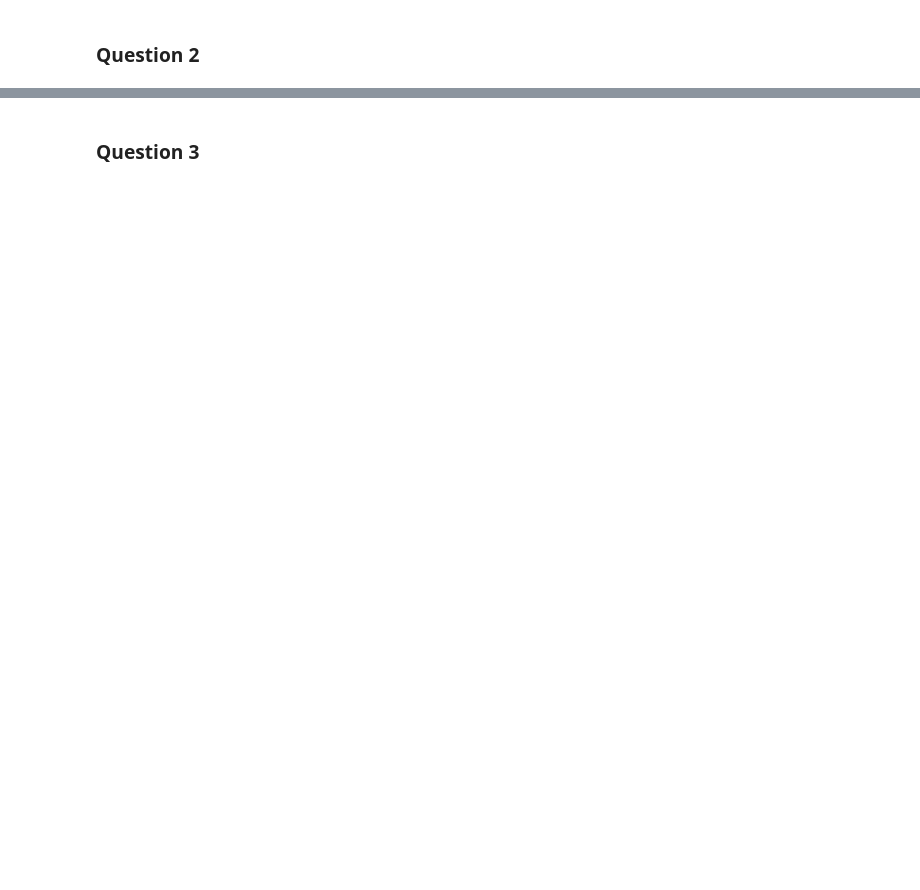
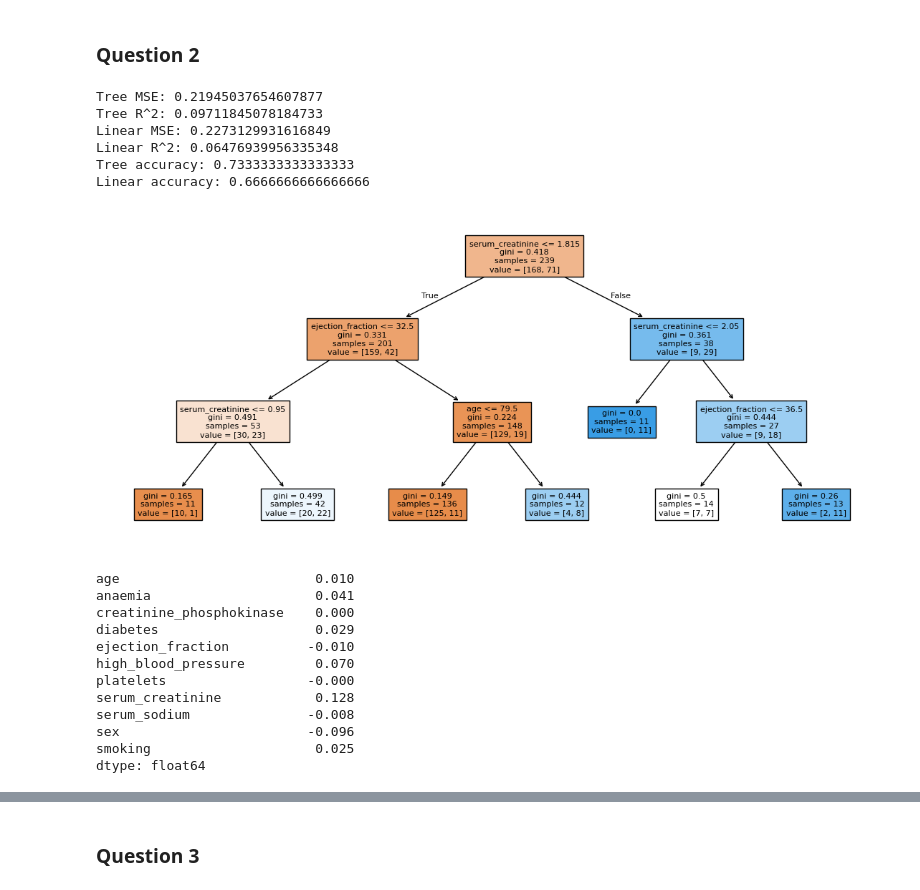
Before and after one commit to mahativedula/L03-tree-stability, a Jupyter notebook: notebook.ipynb, the cells around one changed output, grey strips where cells are left out. Drawn from its saved outputs; the diff is of its cells as text; code cells hidden in the pictures; blank space fills up the shorter version.

```diff
--- a/notebook.ipynb
+++ b/notebook.ipynb
@@ -606,2 +745,71 @@ After the evaluation of AI suggestions, incorporate the accepted revisions into
 # %% [markdown]
 ### Question 2
+# %%
+# Perform a train-test split for a specific seed (save the seed for reproducibility).
+import sklearn as sk
+from sklearn.model_selection import train_test_split
+from sklearn.tree import DecisionTreeClassifier
+from sklearn.linear_model import LinearRegression
+from sklearn.metrics import mean_squared_error, r2_score, accuracy_score
+
+seed1 = 42
+X = df.drop('DEATH_EVENT', axis=1)
+y = df['DEATH_EVENT']
+X_train, X_test, y_train, y_test = train_test_split(X, y, test_size=0.2, random_state=seed1)
+
+# Fit a tree and a linear model on the training data and evaluate their performance on the test data.
+tree = DecisionTreeClassifier(max_depth=3, random_state=seed1)
+tree.fit(X_train, y_train)
+
+linear = LinearRegression()
+linear.fit(X_train, y_train)
+
+
+# Set aside the predictions these models make.
+prediction_tree_seed1 = tree.predict_proba(X_test)[:, 1]
+prediction_linear_seed1 = linear.predict(X_test)
+
+# Evaluation of both models
+mse_tree = mean_squared_error(y_test, prediction_tree_seed1)
+r2_tree = r2_score(y_test, prediction_tree_seed1)
+print("Tree MSE:", mse_tree)
+print("Tree R^2:", r2_tree)
+
+mse_linear = mean_squared_error(y_test, prediction_linear_seed1)
+r2_linear = r2_score(y_test, prediction_linear_seed1)
+print("Linear MSE:", mse_linear)
+print("Linear R^2:", r2_linear)
+
+acc_tree = accuracy_score(y_test, prediction_tree_seed1 > 0.5)
+acc_lin = accuracy_score(y_test, prediction_linear_seed1 > 0.5)
+print("Tree accuracy:", acc_tree)
+print("Linear accuracy:", acc_lin)
+# %% [output]
+Tree MSE: 0.21945037654607877
+Tree R^2: 0.09711845078184733
+Linear MSE: 0.2273129931616849
+Linear R^2: 0.06476939956335348
+Tree accuracy: 0.7333333333333333
+Linear accuracy: 0.6666666666666666
+# %%
+# Visual of decision tree and coefficients of linear model
+from sklearn.tree import plot_tree
+
+plt.figure(figsize=(14, 6))
+plot_tree(tree, feature_names=X.columns, filled=True, fontsize=8)
+plt.show()
+print(pd.Series(linear.coef_, index=X.columns).round(3))
+# %% [output]
+[figure, added]
+age                         0.010
+anaemia                     0.041
+creatinine_phosphokinase    0.000
+diabetes                    0.029
+ejection_fraction          -0.010
+high_blood_pressure         0.070
+platelets                  -0.000
+serum_creatinine            0.128
+serum_sodium               -0.008
+sex                        -0.096
+smoking                     0.025
+dtype: float64
```
Also changed, not shown: parts of 27 cells of this notebook.
